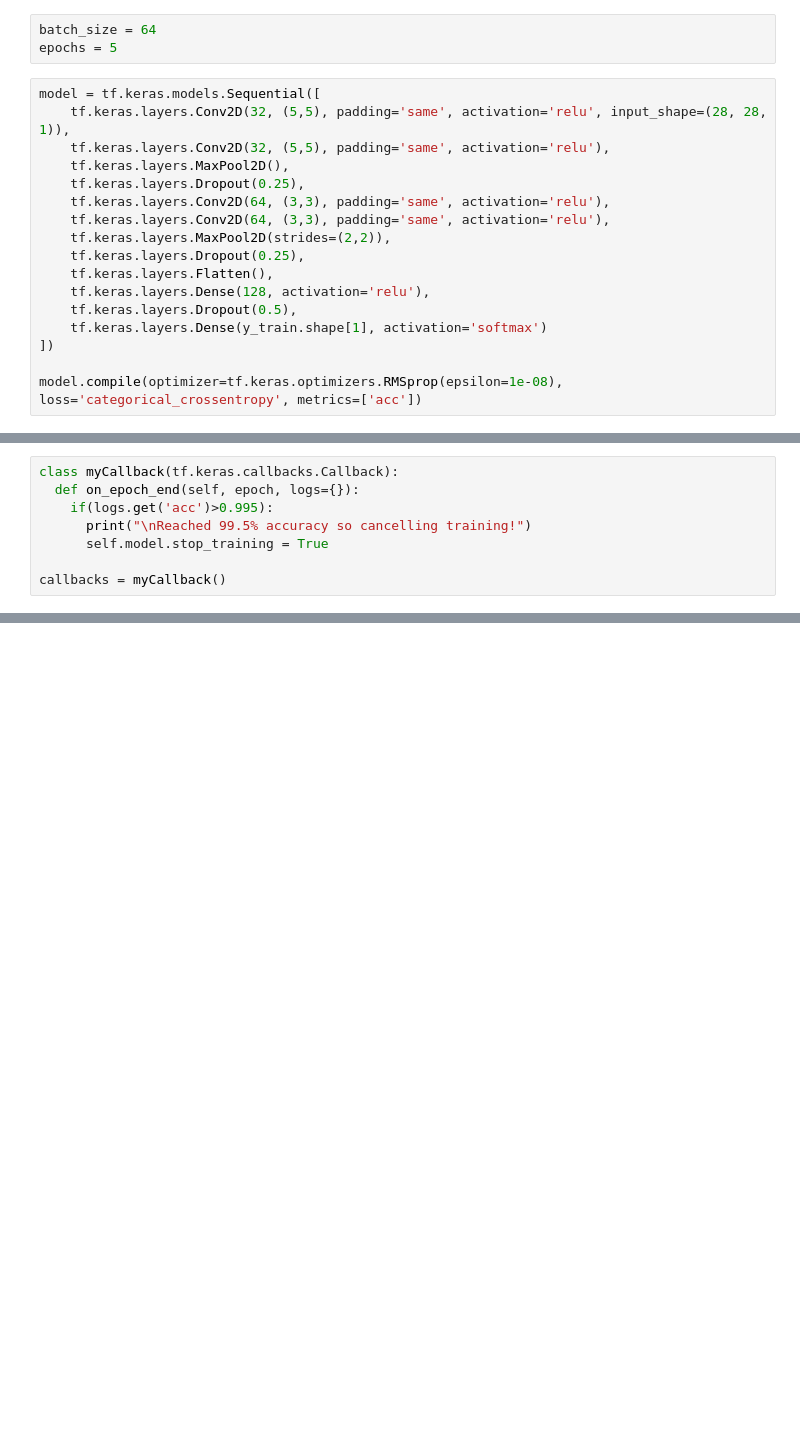
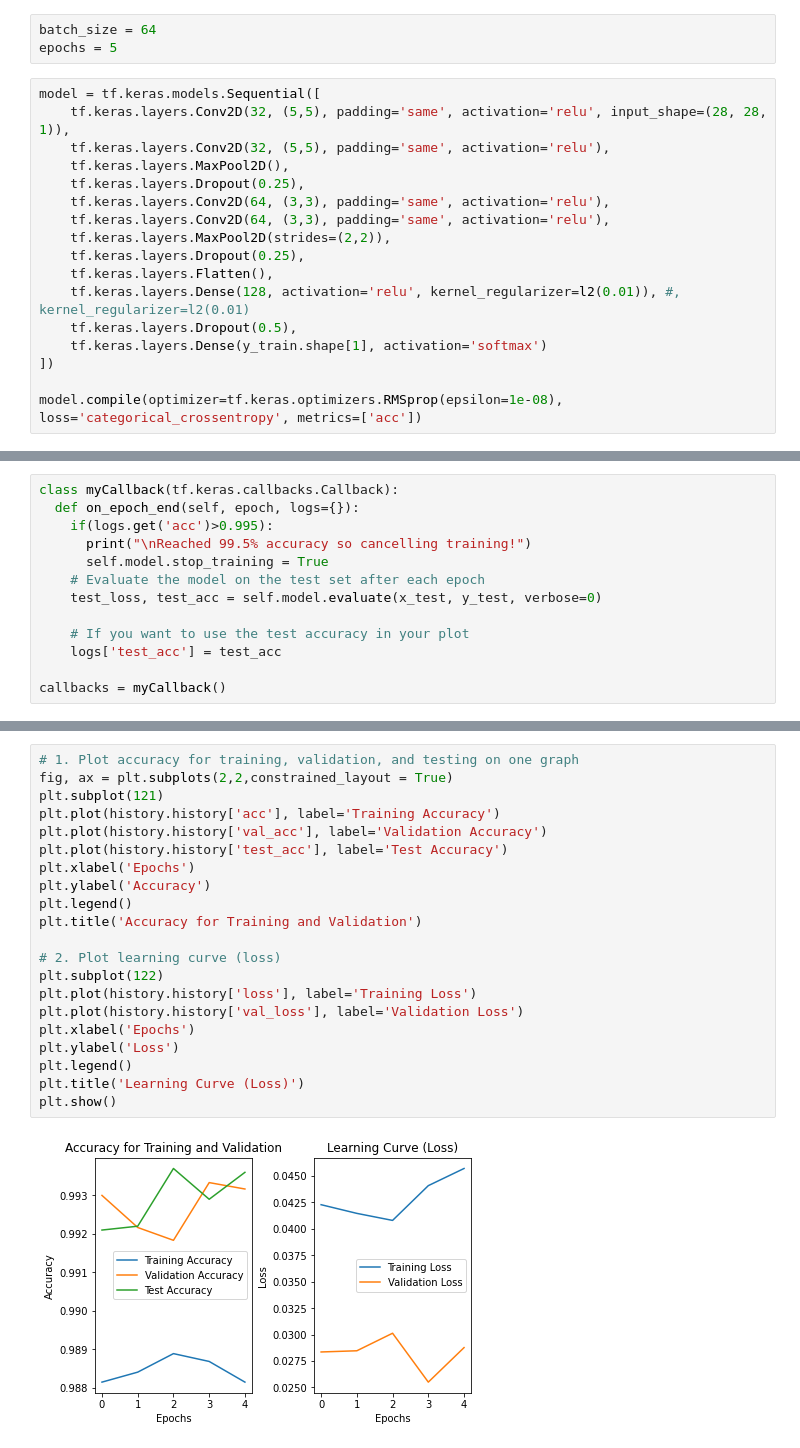
Before and after one commit to yuanchung0521/DL, a Jupyter notebook: hw2/hw2.ipynb, the cells around one changed output, grey strips where cells are left out. Saved outputs shown, nothing was run; the diff lists cells and outputs as text; blank space fills up the shorter version.

```diff
--- a/hw2/hw2.ipynb
+++ b/hw2/hw2.ipynb
@@ -34,7 +34,7 @@ model = tf.keras.models.Sequential([
     tf.keras.layers.MaxPool2D(strides=(2,2)),
     tf.keras.layers.Dropout(0.25),
     tf.keras.layers.Flatten(),
-    tf.keras.layers.Dense(128, activation='relu'),
+    tf.keras.layers.Dense(128, activation='relu', kernel_regularizer=l2(0.01)), #, kernel_regularizer=l2(0.01)
     tf.keras.layers.Dropout(0.5),
     tf.keras.layers.Dense(y_train.shape[1], activation='softmax')
 ])
@@ -66,6 +66,11 @@ class myCallback(tf.keras.callbacks.Callback):
     if(logs.get('acc')>0.995):
       print("\nReached 99.5% accuracy so cancelling training!")
       self.model.stop_training = True
+    # Evaluate the model on the test set after each epoch
+    test_loss, test_acc = self.model.evaluate(x_test, y_test, verbose=0)
+
+    # If you want to use the test accuracy in your plot
+    logs['test_acc'] = test_acc
 
 callbacks = myCallback()
 # %%
@@ -109,0 +97,23 @@ test_loss, test_acc = model.evaluate(x_test, y_test)
+# %%
+# 1. Plot accuracy for training, validation, and testing on one graph
+fig, ax = plt.subplots(2,2,constrained_layout = True)
+plt.subplot(121)
+plt.plot(history.history['acc'], label='Training Accuracy')
+plt.plot(history.history['val_acc'], label='Validation Accuracy')
+plt.plot(history.history['test_acc'], label='Test Accuracy')
+plt.xlabel('Epochs')
+plt.ylabel('Accuracy')
+plt.legend()
+plt.title('Accuracy for Training and Validation')
+
+# 2. Plot learning curve (loss)
+plt.subplot(122)
+plt.plot(history.history['loss'], label='Training Loss')
+plt.plot(history.history['val_loss'], label='Validation Loss')
+plt.xlabel('Epochs')
+plt.ylabel('Loss')
+plt.legend()
+plt.title('Learning Curve (Loss)')
+plt.show()
+# %% [output]
+[figure, added]
```
Also changed, not shown: parts of 10 cells of this notebook, 1 other file.
